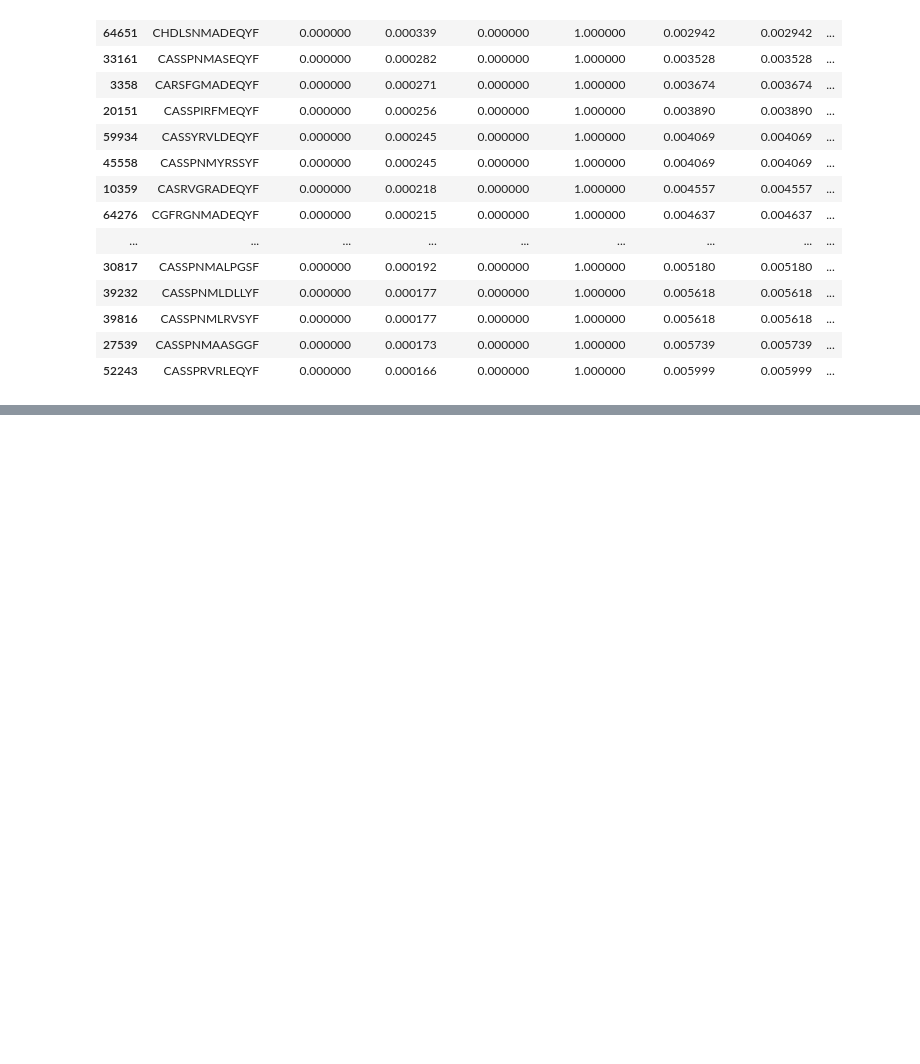
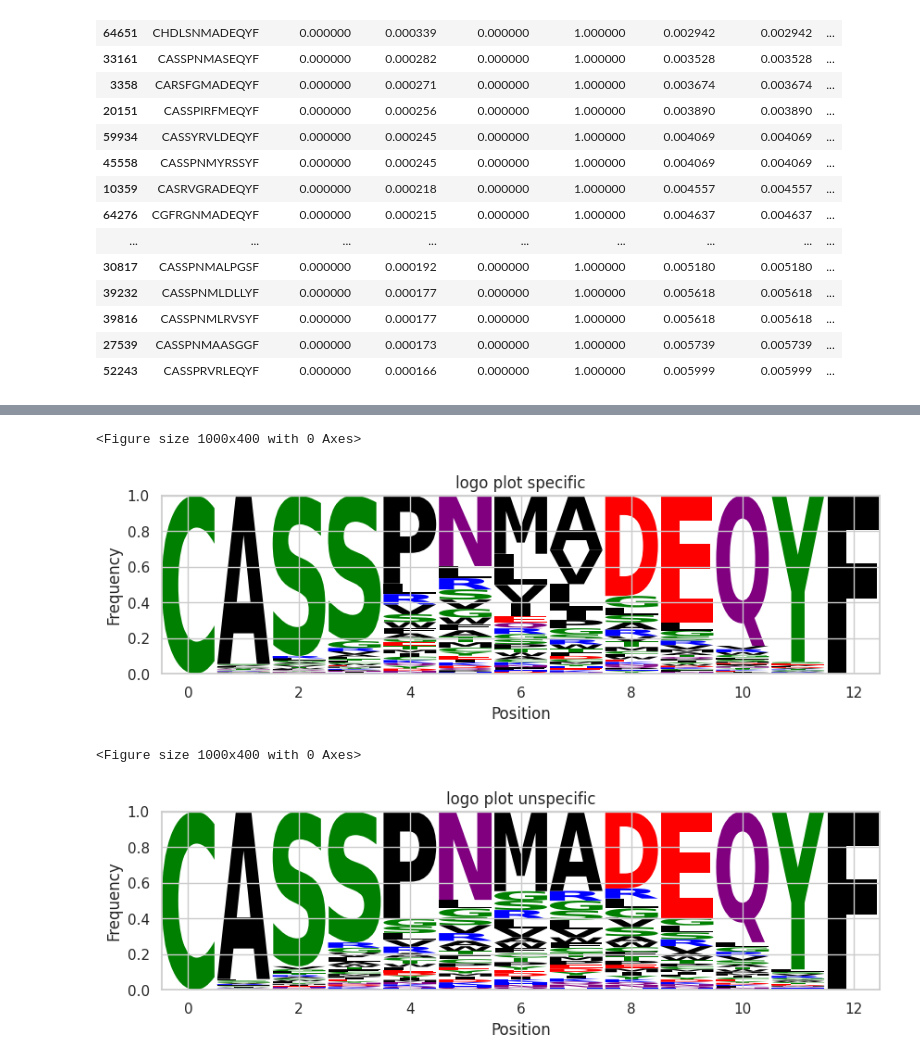
Before and after one commit to marluca95/NGS_pipeline, a Jupyter notebook: notebooks/variant_analysis.ipynb, the cells around one changed output, grey strips where cells are left out. Drawn from its saved outputs; the diff is of its cells as text; code cells hidden in the pictures; blank space fills up the shorter version.

Commit message:
Expanded exploratory data analysis of t4x test fractions

```diff
--- a/notebooks/variant_analysis.ipynb
+++ b/notebooks/variant_analysis.ipynb
@@ -717,0 +729,8 @@ with open('../data/TCR-A3_CDR3b-t4x_MAGE-A3_specificity.csv', 'w', newline='', e
+# %%
+df = pd.read_csv('../data/TCR-A3_CDR3b-t4x_MAGE-A3_specificity.csv')
+
+df_specific = df[df['specificity'] == 1]
+df_unspecific = df[df['specificity'] == 0]
+
+
+display(df, df_specific, df_unspecific)
@@ -717,0 +777,26 @@ with open('../data/TCR-A3_CDR3b-t4x_MAGE-A3_specificity.csv', 'w', newline='', e
+# %%
+counts_specific = df_specific['cdr3'].tolist()
+counts_unspecific = df_unspecific['cdr3'].tolist()
+
+counts_matrix_spec = logomaker.alignment_to_matrix(sequences=counts_specific, to_type='counts')
+counts_matrix_unspec = logomaker.alignment_to_matrix(sequences=counts_unspecific, to_type='counts')
+
+prob_mat_spec = counts_matrix_spec.div(counts_matrix_spec.sum(axis=1), axis=0)
+prob_mat_unspec = counts_matrix_unspec.div(counts_matrix_unspec.sum(axis=1), axis=0)
+# %%
+# Plotting function
+def plot_logos(prob_mat, title='Logo Plot CDR3b'):
+    plt.figure(figsize=(10,4))
+    logomaker.Logo(prob_mat, color_scheme='chemistry')
+    plt.xlabel('Position')
+    plt.ylabel('Frequency')
+    plt.title(title)
+    plt.show()
+# %%
+plot_logos(prob_mat_spec, 'logo plot specific')
+plot_logos(prob_mat_unspec, 'logo plot unspecific')
+# %% [output]
+<Figure size 1000x400 with 0 Axes>
+[figure, added]
+<Figure size 1000x400 with 0 Axes>
+[figure, added]
```
Also changed, not shown: parts of 19 cells of this notebook, 1 other file.
